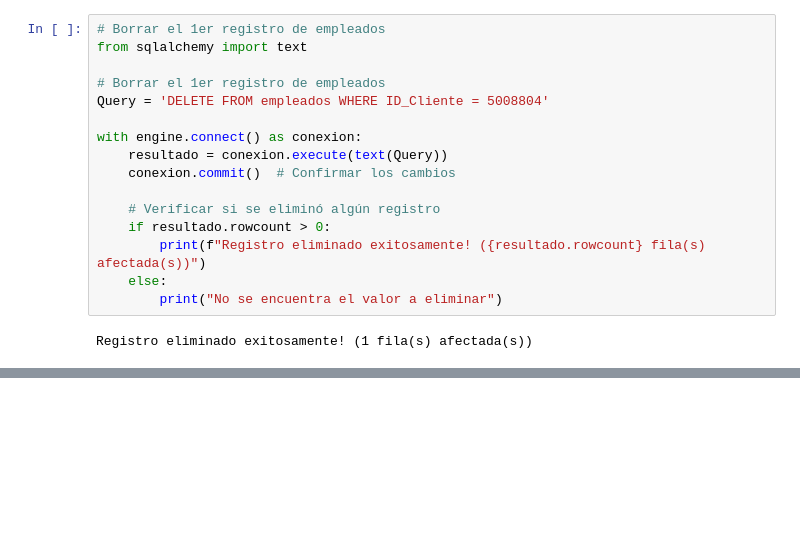
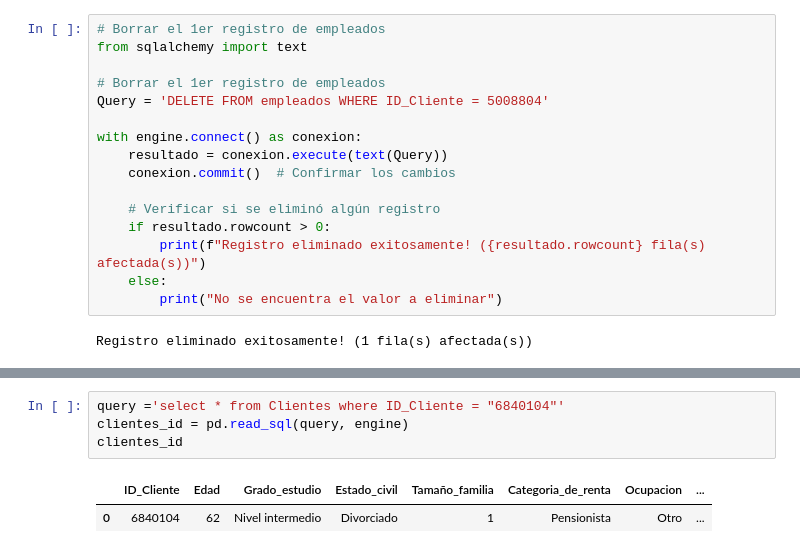
Before and after one commit to Zzero-73/Python_Alura_Latam, a Jupyter notebook: Pandas_Zero.ipynb, the cells around one changed output, grey strips where cells are left out. Cells and saved outputs as stored; diff of their text form; blank space fills up the shorter version.

```diff
--- a/Pandas_Zero.ipynb
+++ b/Pandas_Zero.ipynb
@@ -445,0 +485,7 @@ pd.read_sql_query('select * from empleados', engine)
+# %%
+query ='select * from Clientes where ID_Cliente = "6840104"'
+clientes_id = pd.read_sql(query, engine)
+clientes_id
+# %% [output]
+|  | ID_Cliente | Edad | Grado_estudio | Estado_civil | Tamaño_familia | Categoria_de_renta | Ocupacion | ... |
+| 0 | 6840104 | 62 | Nivel intermedio | Divorciado | 1 | Pensionista | Otro | ... |
```
Also changed, not shown: parts of 14 cells of this notebook.
